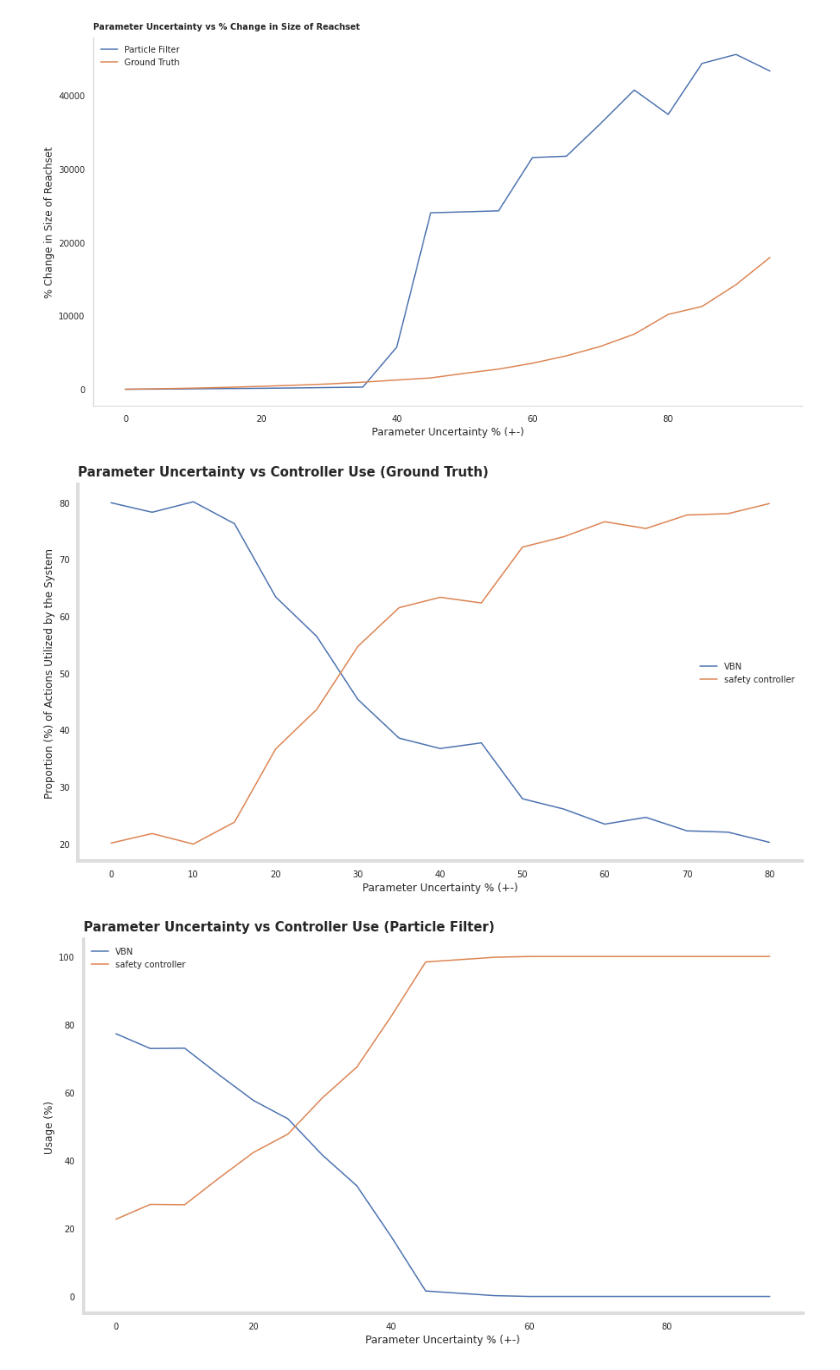
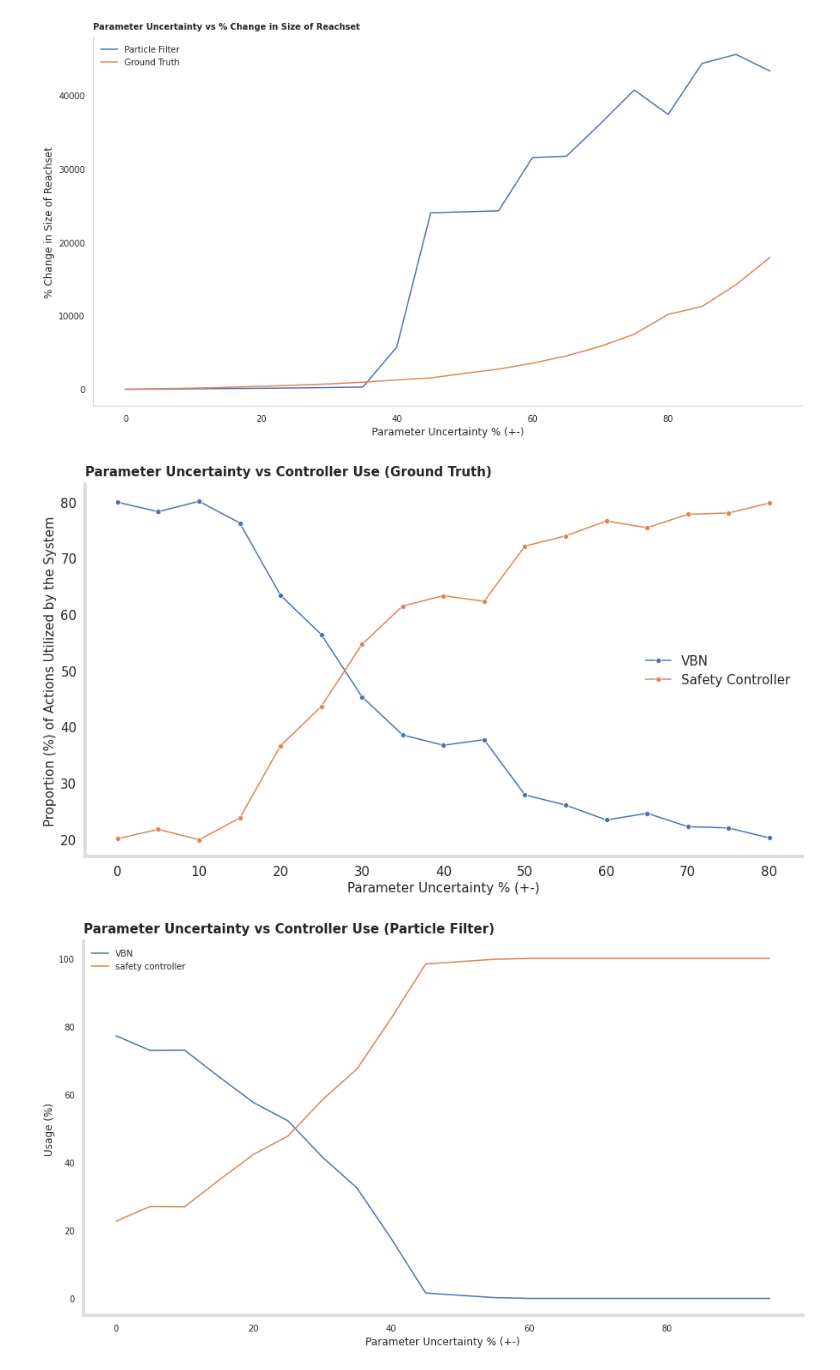
Before and after one commit to pmusau17/Platooning-F1Tenth, a Jupyter notebook: src/rtreach/logs/uncertainty_experiments/UncertaintyExperiments.ipynb, the cells around one changed output. Drawn from its saved outputs; the diff is of its cells as text; code cells hidden in the pictures.

Commit message:
regenerate plots

```diff
--- a/src/rtreach/logs/uncertainty_experiments/UncertaintyExperiments.ipynb
+++ b/src/rtreach/logs/uncertainty_experiments/UncertaintyExperiments.ipynb
@@ -193,14 +227,14 @@ ax.set(yscale="log")
 sns.despine(left=False, bottom=False, right=True)
 _= plt.legend(loc='upper left',frameon=False)
 
-SMALL_SIZE = 10
-MEDIUM_SIZE = 10
-BIGGER_SIZE = 12
+SMALL_SIZE = 15
+MEDIUM_SIZE = 12
+BIGGER_SIZE = 14
 
 plt.ylim(0, 110)
 plt.ylim(0, 10e4)
-_= plt.ylabel("% Change in Size of Reachset")
-_= plt.xlabel('Parameter Uncertainty % (+-)')
+_= plt.ylabel("% Change in Size of Reachset",fontsize=15)
+_= plt.xlabel('Parameter Uncertainty % (+-)',fontsize=15)
 _= plt.title("Parameter Uncertainty vs % Change in Size of Reachset (Ground Truth)",loc='left',pad=11.0,fontweight="bold",fontsize=15)
 
 plt.setp(ax.spines.values(), linewidth=4)
@@ -255,27 +289,27 @@ _= plt.title("Parameter Uncertainty vs % Change in Size of Reachset",loc='left',
 [figure]
 # %%
 plt.figure(figsize=(15,8))
-ax = sns.lineplot(data=median_gt[median_gt['parameter_uncertainty']<85], x="parameter_uncertainty",y="time_taken_lec", label='VBN')
-ax = sns.lineplot(data=median_gt[median_gt['parameter_uncertainty']<85], x="parameter_uncertainty",y="time_taken_safety_controller",label='safety controller')
+ax = sns.lineplot(data=median_gt[median_gt['parameter_uncertainty']<85], x="parameter_uncertainty",y="time_taken_lec", label='VBN',marker="o")
+ax = sns.lineplot(data=median_gt[median_gt['parameter_uncertainty']<85], x="parameter_uncertainty",y="time_taken_safety_controller",label='Safety Controller',marker="o")
 ax.spines['bottom'].set_color('#dddddd')
 ax.spines['left'].set_color('#dddddd')
 sns.despine(left=False, bottom=False, right=True)
 _= plt.legend(loc='best',frameon=False)
 
-_= plt.ylabel("Proportion (%) of Actions Utilized by the System")
-_= plt.xlabel('Parameter Uncertainty % (+-)')
+_= plt.ylabel("Proportion (%) of Actions Utilized by the System",fontsize=15)
+_= plt.xlabel('Parameter Uncertainty % (+-)',fontsize=15)
 _= plt.title("Parameter Uncertainty vs Controller Use (Ground Truth)",loc='left',pad=10.0,fontweight="bold",fontsize=15)
 
 plt.setp(ax.spines.values(), linewidth=4)
 plt.rc('font', size=BIGGER_SIZE)          # controls default text sizes
 plt.rc('axes', titlesize=SMALL_SIZE)     # fontsize of the axes title
 plt.rc('axes', labelsize=BIGGER_SIZE)    # fontsize of the x and y labels
 plt.rc('xtick', labelsize=SMALL_SIZE)    # fontsize of the tick labels
 plt.rc('ytick', labelsize=SMALL_SIZE)    # fontsize of the tick labels
 plt.rc('legend', fontsize=SMALL_SIZE)    # legend fontsize
 plt.rc('figure', titlesize=15)  # fontsize of the figure title
 # %% [output]
-[figure, old version]
+[figure, new version]
 # %%
 plt.figure(figsize=(15,8))
 ax = sns.lineplot(data=median_pu, x="parameter_uncertainty",y="time_taken_lec", label='VBN')
```
Also changed, not shown: parts of 4 cells of this notebook, 6 other files.
